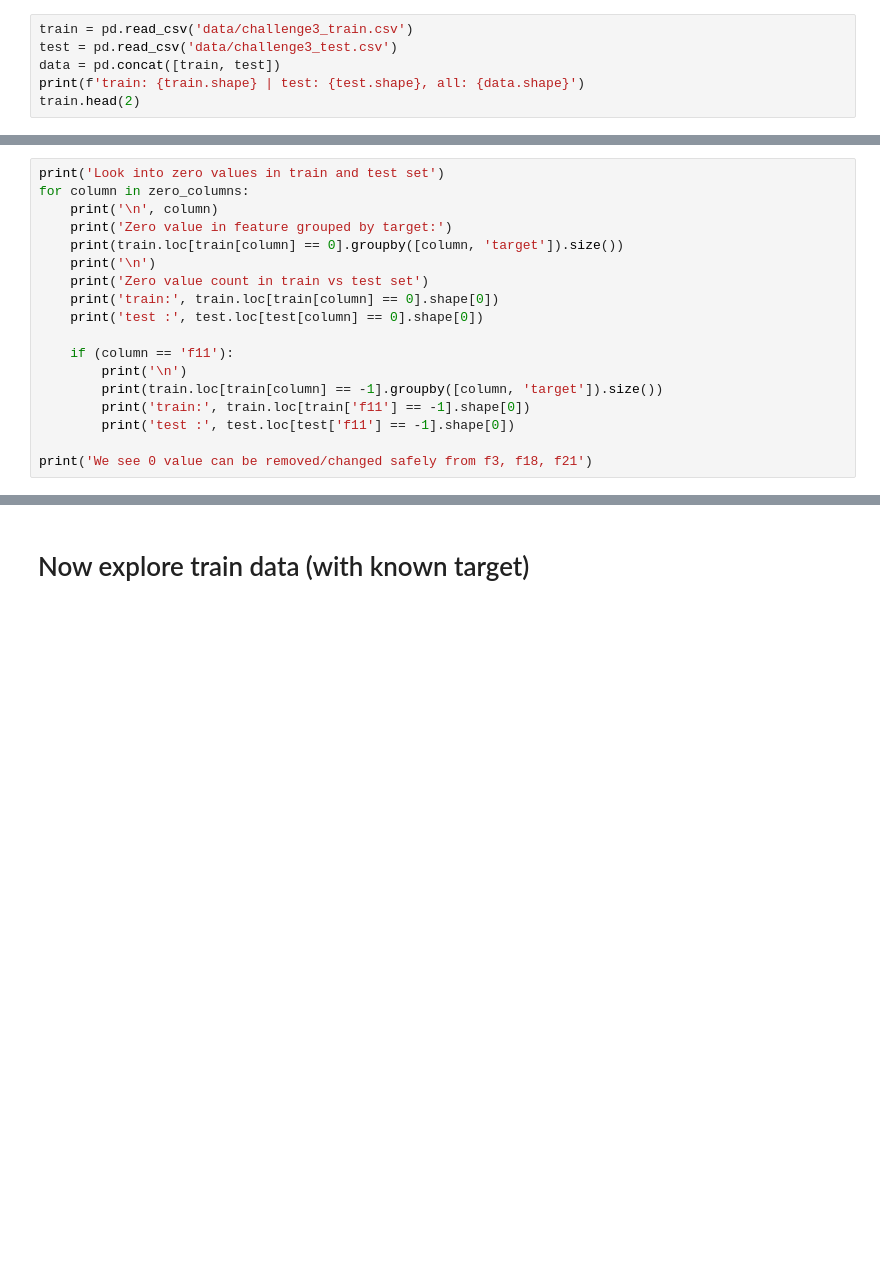
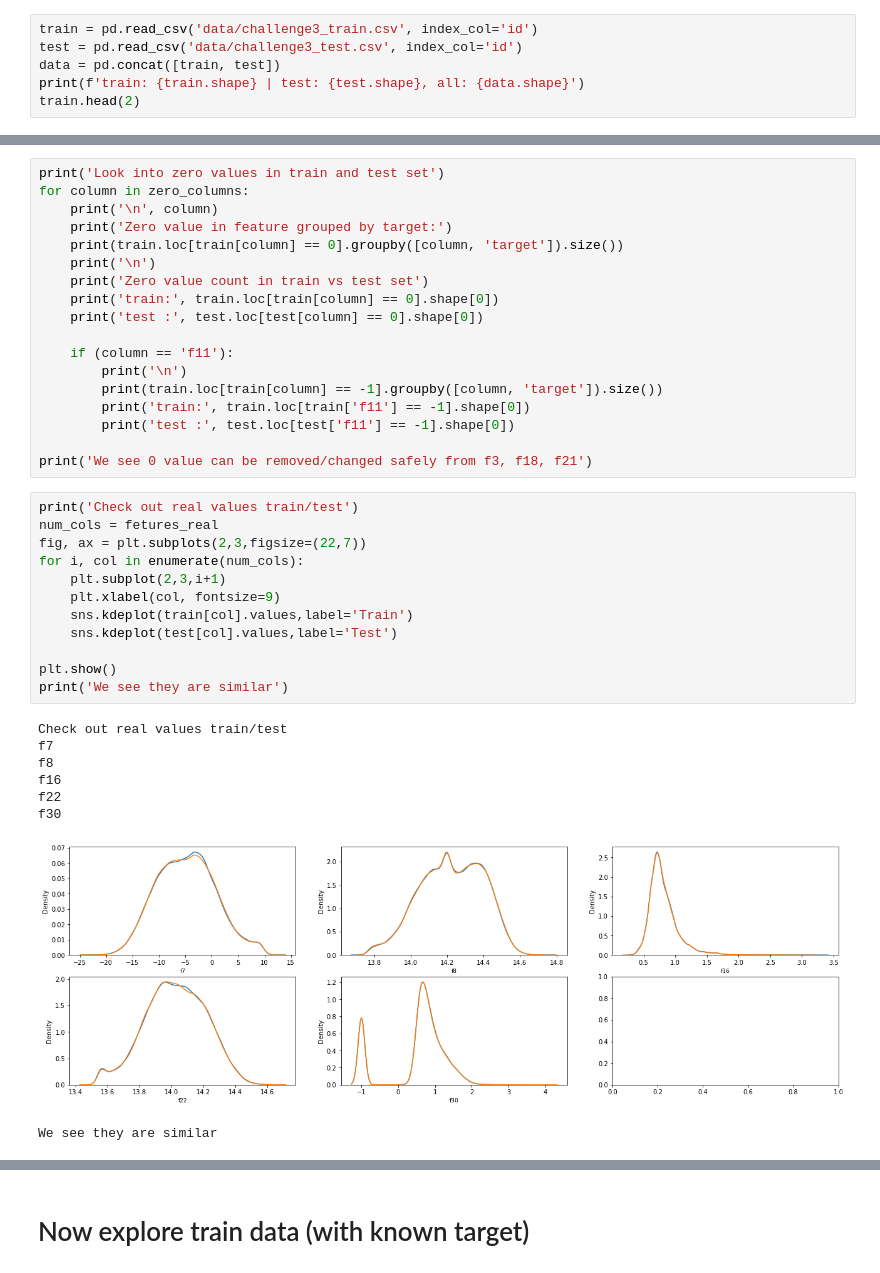
Before and after one commit to oyvindsam/mikkel-og-oyvind, a Jupyter notebook: explore-Copy1.ipynb, the cells around one changed output, grey strips where cells are left out. Saved outputs shown, nothing was run; the diff lists cells and outputs as text; blank space fills up the shorter version.

```diff
--- a/explore-Copy1.ipynb
+++ b/explore-Copy1.ipynb
@@ -5,6 +6,6 @@ import matplotlib.pyplot as plt
 # %%
-train = pd.read_csv('data/challenge3_train.csv')
-test = pd.read_csv('data/challenge3_test.csv')
+train = pd.read_csv('data/challenge3_train.csv', index_col='id')
+test = pd.read_csv('data/challenge3_test.csv', index_col='id')
 data = pd.concat([train, test])
 print(f'train: {train.shape} | test: {test.shape}, all: {data.shape}')
 train.head(2)
@@ -135,3 +136,24 @@ for column in zero_columns:
         print('test :', test.loc[test['f11'] == -1].shape[0])
 
 print('We see 0 value can be removed/changed safely from f3, f18, f21')
+# %%
+print('Check out real values train/test')
+num_cols = fetures_real
+fig, ax = plt.subplots(2,3,figsize=(22,7))
+for i, col in enumerate(num_cols):
+    plt.subplot(2,3,i+1)
+    plt.xlabel(col, fontsize=9)
+    sns.kdeplot(train[col].values,label='Train')
+    sns.kdeplot(test[col].values,label='Test')
+
+plt.show()
+print('We see they are similar')
+# %% [output]
+Check out real values train/test
+f7
+f8
+f16
+f22
+f30
+[figure, added]
+We see they are similar
```
Also changed, not shown: parts of 9 cells of this notebook, 3 other files.
